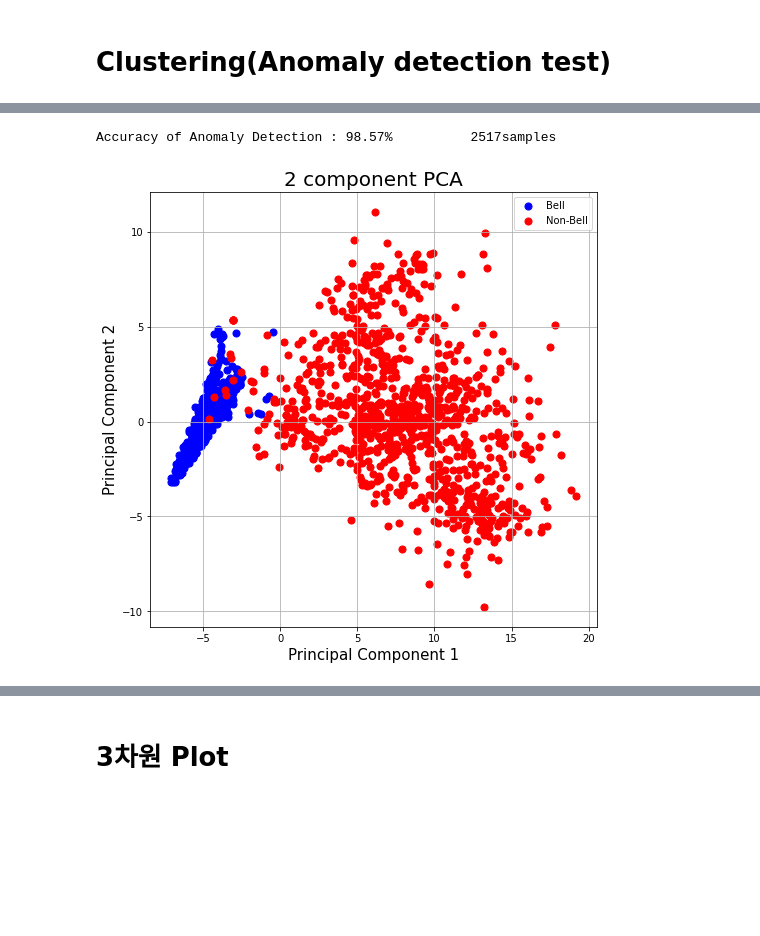
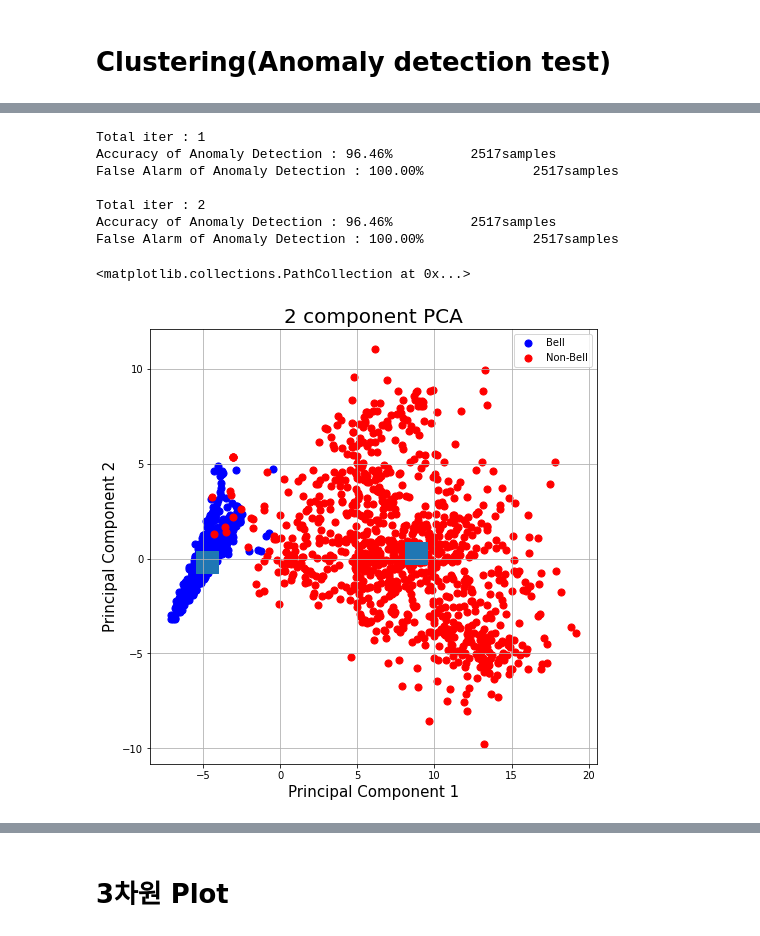
Before and after one commit to imsupsup/PV_Anomaly_Detection, a Jupyter notebook: pv_CAE_all.ipynb, the cells around one changed output, grey strips where cells are left out. Cells and saved outputs as stored; diff of their text form; code cells hidden in the pictures; blank space fills up the shorter version.

```diff
--- a/pv_CAE_all.ipynb
+++ b/pv_CAE_all.ipynb
@@ -130,7 +130,7 @@ def plot_heat(arr):
     plt.colorbar()
     plt.show()
 # %%
-train_dataset =  PV_data_3layer(df_sample, df_site_info, transform=ImageTransform())
+train_dataset =  PV_data(df_sample, df_site_info, transform=ImageTransform())
 
 train_dataloader = data.DataLoader(
     train_dataset,
@@ -355,5 +381,5 @@ def flatten(arr):
 # %%
-def test_CAE(layer = 2, outsize = 3,hidden_size = 128):
+def test_CAE_hidden(layer = 2, outsize = 3,hidden_size = 128):
     if layer ==2:
         model = CAE_Network(3,outsize,hidden_size)
     elif layer ==3:
@@ -448,15 +496,0 @@ False Alarm of Anomaly Detection : 96.64%               2517samples
-# %%
-latent_z,latent_isbell = test_CAE(layer = 2,outsize = 4)
-pca_Component = visualize_PCA(latent_z,latent_isbell)
-
-k = 2
-c_model = KMeans(n_clusters = 4,n_init=100,max_iter=300, tol=1e-04)
-
-# pred = (c_model.fit_predict(flatten_avg(latent_z)) == 0)
-pred = (c_model.fit_predict(pca_Component) == 0) ## PCA 적용
-arr_eq = (pred == latent_isbell)
-acc = arr_eq.sum()/len(arr_eq)
-false_alarm = ((latent_isbell * pred).sum() / latent_isbell.sum())
-
-print("Accuracy of Anomaly Detection : {:2.2f}%\t\t{:4.0f}samples".format(100*acc,len(arr_eq)))
-print("False Alarm of Anomaly Detection : {:2.2f}%\t\t{:4.0f}samples".format(100*false_alarm,len(latent_isbell)))
@@ -482,15 +605,48 @@ FileNotFoundError: [Errno 2] No such file or directory: './model/pv_CAE/CAE_trai
 # %%
 latent_z,latent_isbell = test_CAE(layer = 2,outsize = 2)
-pca_Component = visualize_PCA(latent_z,latent_isbell)
+pca_Component,pca = visualize_PCA(latent_z,latent_isbell,dim = 10)
+
 
 k = 2
-c_model = KMeans(n_clusters = 4,n_init=100,max_iter=300, tol=1e-04)
+total_iter = 2
 
-# pred = (c_model.fit_predict(flatten_avg(latent_z)) == 0)
-pred = (c_model.fit_predict(pca_Component) == 0) ## PCA 적용
-arr_eq = (pred == latent_isbell)
-acc = arr_eq.sum()/len(arr_eq)
-print("Accuracy of Anomaly Detection : {:2.2f}%\t\t{:4.0f}samples".format(100*acc,len(arr_eq)))
+acc_array = np.zeros(total_iter,float)
+prec_array = np.zeros(total_iter,float)
+
+for iter in range(total_iter):
+
+    c_model = KMeans(n_clusters = k,n_init=100,max_iter=300, tol=1e-04)
+
+    # Find Dominant Cluster
+    cluster_arr = c_model.fit_predict(pca_Component)
+    num_in_cluster = np.zeros(k)
+    for i in range(k):
+        num_in_cluster[i] = (cluster_arr==i).sum()
+    major_cluster_idx = num_in_cluster.argmax()
+    minor_cluster_idx = num_in_cluster.argmin()
+
+    # Calculate Accuracy & Precision(false alarm)
+    pred = (cluster_arr == major_cluster_idx) ## PCA 적용
+    arr_eq = (pred == latent_isbell)
+    acc_array[iter] = arr_eq.sum()/len(arr_eq)
+    prec_array[iter] = ((latent_isbell * pred).sum() / latent_isbell.sum())
+
+    if (iter+1)%1 ==0:
+
+        print("Total iter : {}".format(iter+1))
+        print("Accuracy of Anomaly Detection : {:2.2f}%\t\t{:4.0f}samples".format(100*acc_array[iter],len(arr_eq)))
+        print("False Alarm of Anomaly Detection : {:2.2f}%\t\t{:4.0f}samples\n".format(100*prec_array[iter],len(latent_isbell)))
+
+
+centers = c_model.cluster_centers_
+plt.scatter(centers[:,0],centers[:,1], marker='s', s=500)
 # %% [output]
-Accuracy of Anomaly Detection : 98.57%          2517samples
+Total iter : 1
+Accuracy of Anomaly Detection : 96.46%          2517samples
+False Alarm of Anomaly Detection : 100.00%              2517samples
+
+Total iter : 2
+Accuracy of Anomaly Detection : 96.46%          2517samples
+False Alarm of Anomaly Detection : 100.00%              2517samples
+<matplotlib.collections.PathCollection at 0x...>
-[figure, old version]
+[figure, new version]
```
Also changed, not shown: parts of 28 cells of this notebook.
